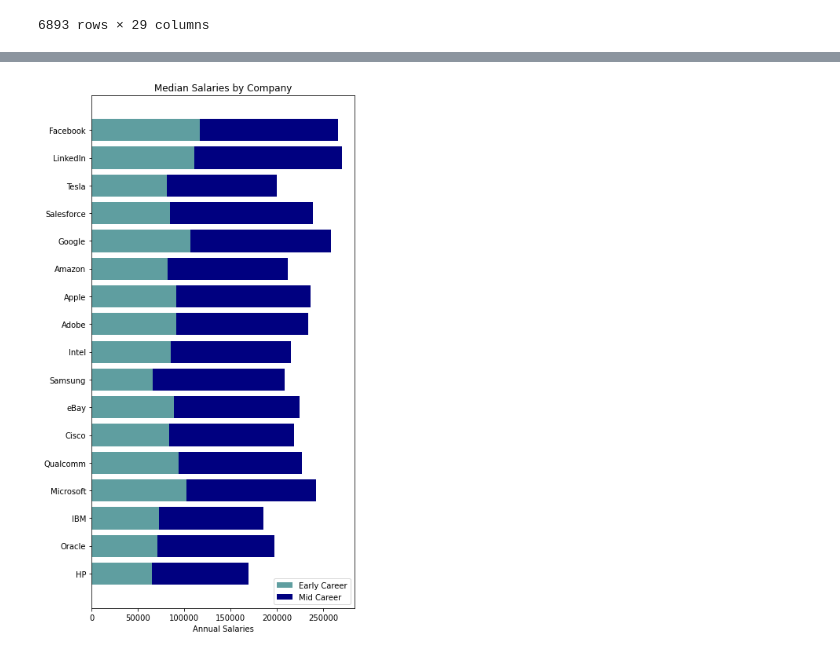
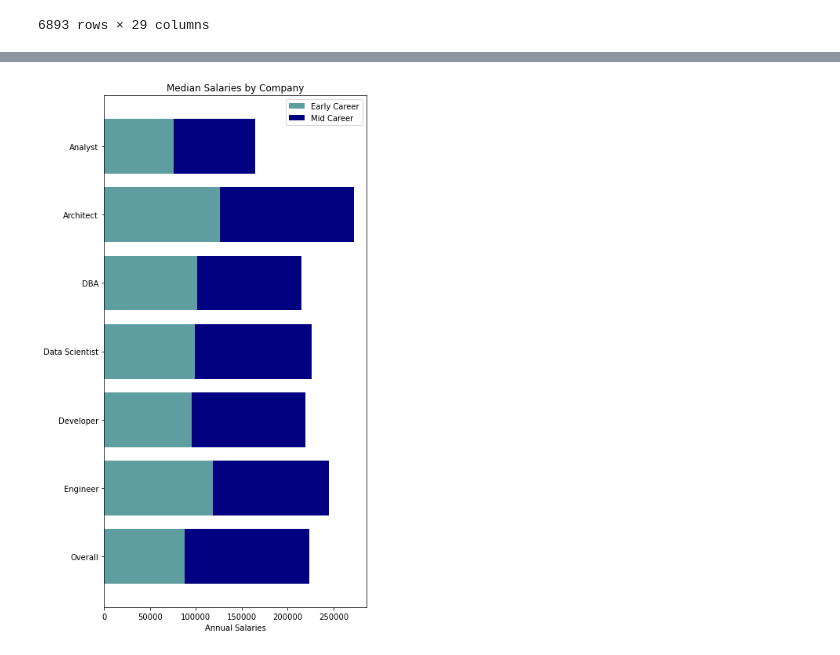
Before and after one commit to tritchlin/group-project1, a Jupyter notebook: Wages.ipynb, the cells around one changed output, grey strips where cells are left out. Saved outputs shown, nothing was run; the diff lists cells and outputs as text; code cells hidden in the pictures.

Commit message:
progress update, chart completed

```diff
--- a/Wages.ipynb
+++ b/Wages.ipynb
@@ -161,7 +114,9 @@ groupings
 # %%
-analyst_df = pd.DataFrame(groupings["Analyst"]).dropna()
-architect_df = pd.DataFrame(groupings["Architect"]).dropna()
-dba_df = pd.DataFrame(groupings["DBA"]).dropna()
-data_sci_df = pd.DataFrame(groupings["Data Scientist"]).dropna()
-developer_df = pd.DataFrame(groupings["Developer"]).dropna()
-engineer_df = pd.DataFrame(groupings["Engineer"]).dropna()
+# Break job titles out into separate dataframes
+
+analyst_df = pd.DataFrame(groupings["Analyst"])
+architect_df = pd.DataFrame(groupings["Architect"])
+dba_df = pd.DataFrame(groupings["DBA"])
+data_sci_df = pd.DataFrame(groupings["Data Scientist"])
+developer_df = pd.DataFrame(groupings["Developer"])
+engineer_df = pd.DataFrame(groupings["Engineer"])
@@ -191,0 +132,9 @@ engineer
+# %%
+# Combine all job dataframes into one summary dataframe, rename columns for charting
+salaries_summary = pd.concat(salary_array,axis=1,ignore_index=True)
+# salaries_summary
+salaries_summary_df = pd.DataFrame(salaries_summary).dropna()
+# salaries_summary_df.melt()
+sal_rename = salaries_summary_df.rename({0:"Overall",1:"Engineer",2:"Developer",3:"Data Scientist",4:"DBA",5:"Architect",6:"Analyst"},axis='columns')
+
+sal_rename
@@ -191,0 +145,3 @@ engineer
+# %%
+sal_rename = pd.DataFrame(sal_rename).reset_index(drop=True)
+sal_rename
@@ -191,0 +152,4 @@ engineer
+# %%
+salary_pivot = sal_rename.transpose().reset_index()
+salary_pivot = salary_pivot.rename({"index":"Job Title",0:"Early Career Median Pay",1:"Mid-Career Median Pay"},axis='columns')
+salary_pivot
@@ -192,18 +165,18 @@ engineer
 # %%
-x = tech_salaries_set["Employer Name"]
-y1 = tech_salaries_set["Early Career Median Pay"]
-y2 = tech_salaries_set["Mid-Career Median Pay"]
+x = salary_pivot["Job Title"]
+y1 = salary_pivot["Early Career Median Pay"]
+y2 = salary_pivot["Mid-Career Median Pay"]
 width = len(x)      # the width of the bars: can also be len(x) sequence
 
 fig, ax = plt.subplots(figsize=(6,12))
 
 plt.barh(x, y1, label='Early Career',color='cadetblue')
 plt.barh(x, y2, left=y1,label='Mid Career',color='navy')
 # plt.xticks(rotation=90)
 ax.set_xlabel('Annual Salaries')
 ax.set_title('Median Salaries by Company')
 ax.legend()
 
 plt.show()
 # %% [output]
-[figure, old version]
+[figure, new version]
```
Also changed, not shown: parts of 26 cells of this notebook.
